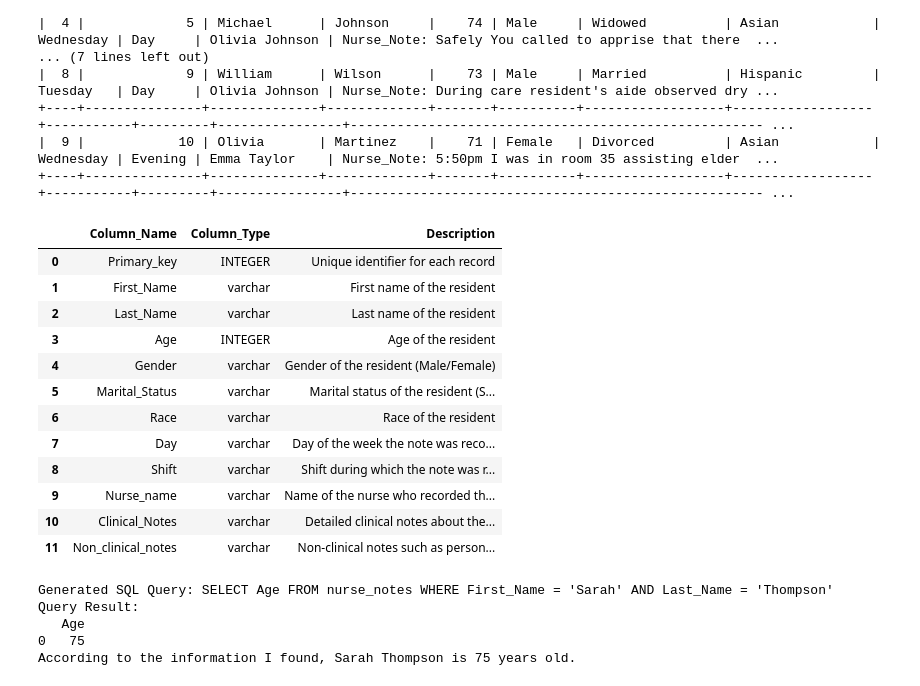
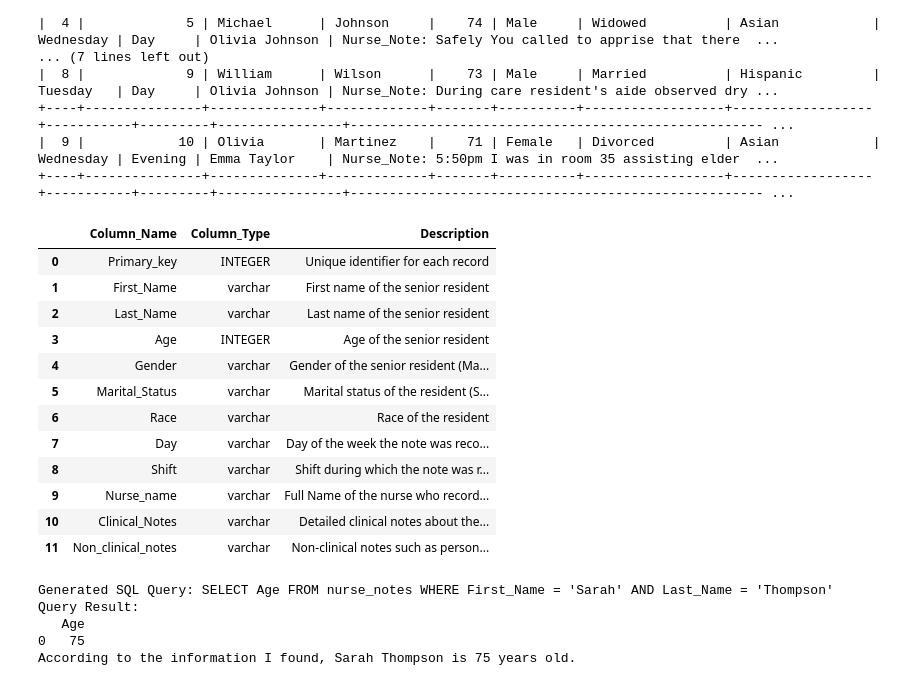
Before and after one commit to sujay1990-vm/vm-GenAI_BI, a Jupyter notebook: Text to SQL_V1/GENAI_Parker_notes - TextToSQL.ipynb, the cells around one changed output. Drawn from its saved outputs; the diff is of its cells as text; code cells hidden in the pictures.

Commit message:
change to prompts ( SQL result in csv format, WHere clause for Nurses )

```diff
--- a/Text to SQL_V1/GENAI_Parker_notes - TextToSQL.ipynb
+++ b/Text to SQL_V1/GENAI_Parker_notes - TextToSQL.ipynb
@@ -135,47 +135,47 @@ def get_custom_table_schema():
 import pandas as pd
 
 # Define metadata for the table
 table_metadata = pd.DataFrame({
     "Column_Name": [
         "Primary_key", "First_Name", "Last_Name", "Age", "Gender",
         "Marital_Status", "Race", "Day", "Shift", "Nurse_name",
         "Clinical_Notes", "Non_clinical_notes"
     ],
     "Column_Type": [
         "INTEGER", "varchar", "varchar", "INTEGER", "varchar",
         "varchar", "varchar", "varchar", "varchar", "varchar",
         "varchar", "varchar"
     ],
     "Description": [
         "Unique identifier for each record",
-        "First name of the resident",
-        "Last name of the resident",
-        "Age of the resident",
-        "Gender of the resident (Male/Female)",
+        "First name of the senior resident",
+        "Last name of the senior resident",
+        "Age of the senior resident",
+        "Gender of the senior resident (Male/Female)",
         "Marital status of the resident (Single/Married/Widowed/Divorced)",
         "Race of the resident",
         "Day of the week the note was recorded",
         "Shift during which the note was recorded (Morning/Night)",
-        "Name of the nurse who recorded the note",
+        "Full Name of the nurse who recorded the note",
         "Detailed clinical notes about the resident's incident or medical event/ emergency",
         "Non-clinical notes such as personal preferences or complaints"
     ]
 })
 
 # Display metadata
 table_metadata
 # %% [output]
 |  | Column_Name | Column_Type | Description |
 | 0 | Primary_key | INTEGER | Unique identifier for each record |
-| 1 | First_Name | varchar | First name of the resident |
-| 2 | Last_Name | varchar | Last name of the resident |
-| 3 | Age | INTEGER | Age of the resident |
-| 4 | Gender | varchar | Gender of the resident (Male/Female) |
+| 1 | First_Name | varchar | First name of the senior resident |
+| 2 | Last_Name | varchar | Last name of the senior resident |
+| 3 | Age | INTEGER | Age of the senior resident |
+| 4 | Gender | varchar | Gender of the senior resident (Ma... |
 | 5 | Marital_Status | varchar | Marital status of the resident (S... |
 | 6 | Race | varchar | Race of the resident |
 | 7 | Day | varchar | Day of the week the note was reco... |
 | 8 | Shift | varchar | Shift during which the note was r... |
-| 9 | Nurse_name | varchar | Name of the nurse who recorded th... |
+| 9 | Nurse_name | varchar | Full Name of the nurse who record... |
 | 10 | Clinical_Notes | varchar | Detailed clinical notes about the... |
 | 11 | Non_clinical_notes | varchar | Non-clinical notes such as person... |
 # %%
```
Also changed, not shown: parts of 15 cells of this notebook, 1 other file.
